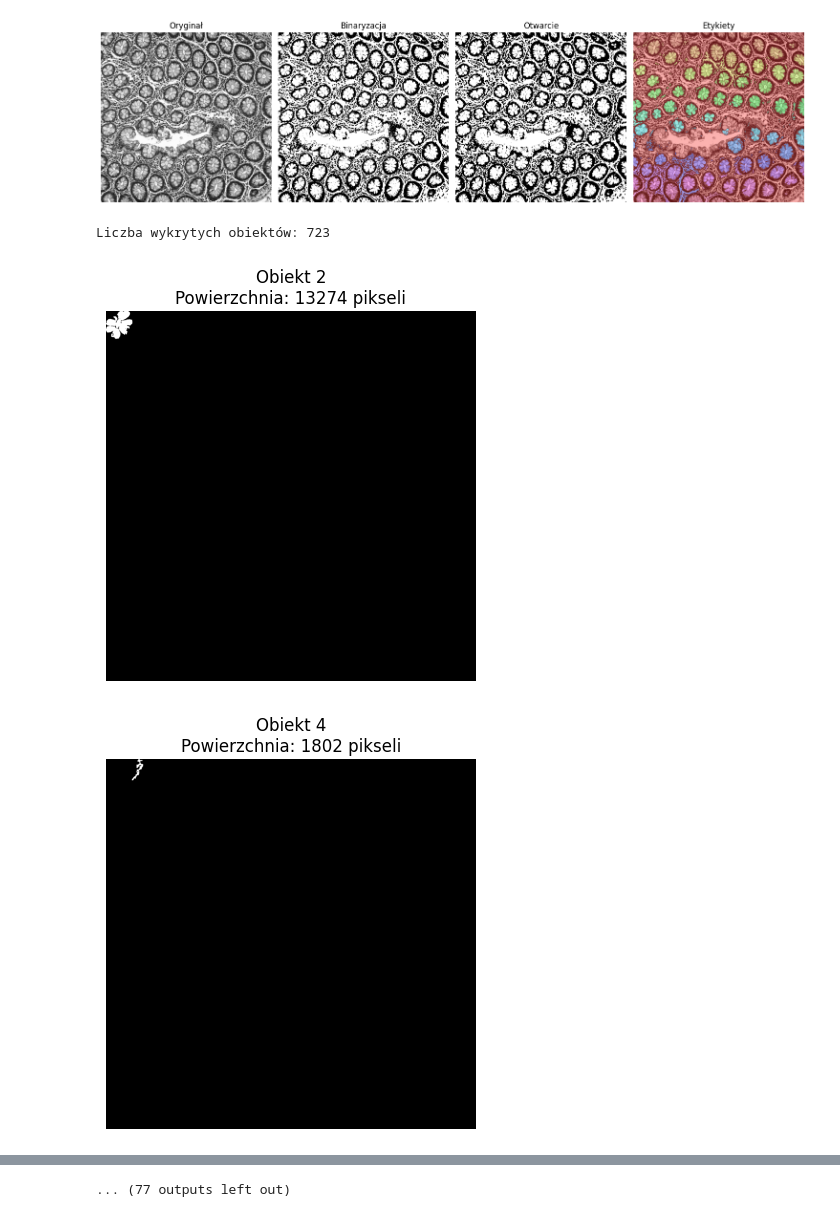
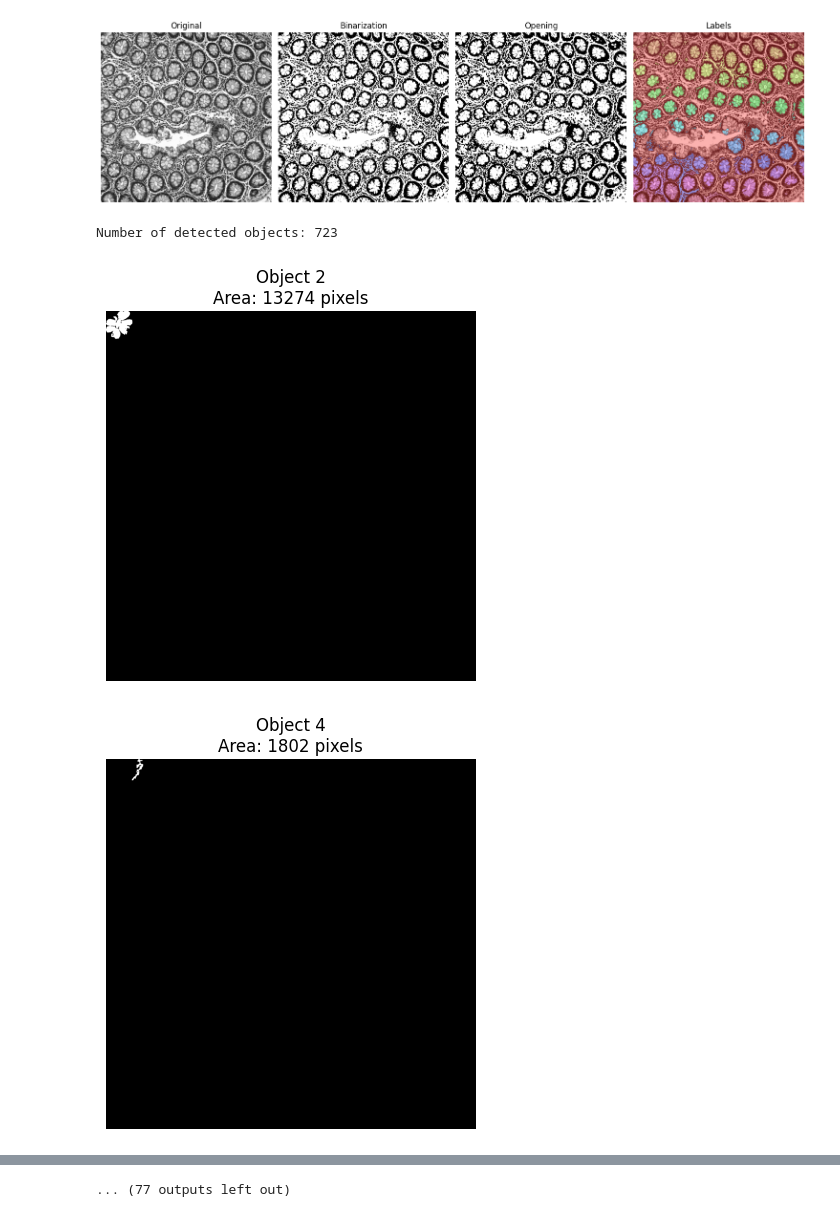
Before and after one commit to Szymon-Stasiak/glandsDetector, a Jupyter notebook: model/BasicSegmentation.ipynb, the cells around one changed output, grey strips where cells are left out. Saved outputs shown, nothing was run; the diff lists cells and outputs as text; code cells hidden in the pictures.

```diff
--- a/model/BasicSegmentation.ipynb
+++ b/model/BasicSegmentation.ipynb
@@ -42,50 +36,29 @@ def pliob(listaobr, ile_k = 1, listatyt = [], wart_dpi = 100, osie = False):
     plt.show()
 # %%
-import cv2
-import numpy as np
-from matplotlib import pyplot as plt
-
-# Wczytaj obraz w odcieniach szarości
-obraz = cv2.imread('../temp/patient0.tif', cv2.IMREAD_GRAYSCALE)
-
-# Binaryzacja
-_, thresh = cv2.threshold(obraz, 120, 255, cv2.THRESH_BINARY)
-
-# Filtr otwarcia
+image = cv2.imread('../temp/patient0.tif', cv2.IMREAD_GRAYSCALE)
+_, thresh = cv2.threshold(image, 120, 255, cv2.THRESH_BINARY)
 kernel = cv2.getStructuringElement(cv2.MORPH_RECT, (5, 5))
 opening = cv2.morphologyEx(thresh, cv2.MORPH_OPEN, kernel)
-
-# Etykietowanie
 num_labels, labels = cv2.connectedComponents(opening, connectivity=8)
 
-# Generowanie kolorowych etykiet
 hsv = np.zeros((*labels.shape, 3), dtype=np.uint8)
-hsv[..., 1] = 255  # Pełne nasycenie
-hsv[..., 2] = 255  # Pełna jasność
+hsv[..., 1] = 255
+hsv[..., 2] = 255
 
 for label in range(1, num_labels):
-    hsv[labels == label, 0] = int(179 * label / num_labels)  # Hue w zakresie 0-179
+    hsv[labels == label, 0] = int(179 * label / num_labels)
 
 color_labels = cv2.cvtColor(hsv, cv2.COLOR_HSV2BGR)
-
-# Nakładanie etykiet na oryginalny obraz
-original_bgr = cv2.cvtColor(obraz, cv2.COLOR_GRAY2BGR)
-alpha = 0.3  # Współczynnik przeźroczystości
+original_bgr = cv2.cvtColor(image, cv2.COLOR_GRAY2BGR)
+alpha = 0.3
 blended = cv2.addWeighted(original_bgr, 1 - alpha, color_labels, alpha, 0)
 
-# Przygotowanie wyników do wyświetlenia
-titles = ['Oryginał', 'Binaryzacja', 'Otwarcie', 'Etykiety']
-images = [
-    obraz,
-    thresh,
-    opening,
-    cv2.cvtColor(blended, cv2.COLOR_BGR2RGB)  # Konwersja BGR -> RGB dla matplotlib
-]
+titles = ['Original', 'Binarization', 'Opening', 'Labels']
+images = [image, thresh, opening, cv2.cvtColor(blended, cv2.COLOR_BGR2RGB)]
 
-# Wizualizacja
 plt.figure(figsize=(15, 5))
 for i in range(4):
-    plt.subplot(1, 4, i+1)
+    plt.subplot(1, 4, i + 1)
     if i < 3:
         plt.imshow(images[i], cmap='gray')
     else:
@@ -96,23 +69,19 @@ for i in range(4):
 plt.tight_layout()
 plt.show()
 
-print(f"Liczba wykrytych obiektów: {num_labels - 1}")
+print(f"Number of detected objects: {num_labels - 1}")
 # %% [output]
 [figure]
-Liczba wykrytych obiektów: 723
+Number of detected objects: 723
 # %%
 for label in range(1, num_labels):
-    # Oblicz powierzchnię obiektu (liczbę białych pikseli)
     area = np.count_nonzero(labels == label)
-
-    # Warunek filtrowania
     if area > 1500:
         mask = np.where(labels == label, 255, 0).astype(np.uint8)
-
         plt.imshow(mask, cmap='gray')
-        plt.title(f'Obiekt {label}\nPowierzchnia: {area} pikseli')
+        plt.title(f'Object {label}\nArea: {area} pixels')
         plt.axis('off')
         plt.show()
 # %% [output]
-[figure, old version]
+[figure, new version]
-[figure, old version]
+[figure, new version]
```
Also changed, not shown: parts of 5 cells of this notebook, 34 other files.
